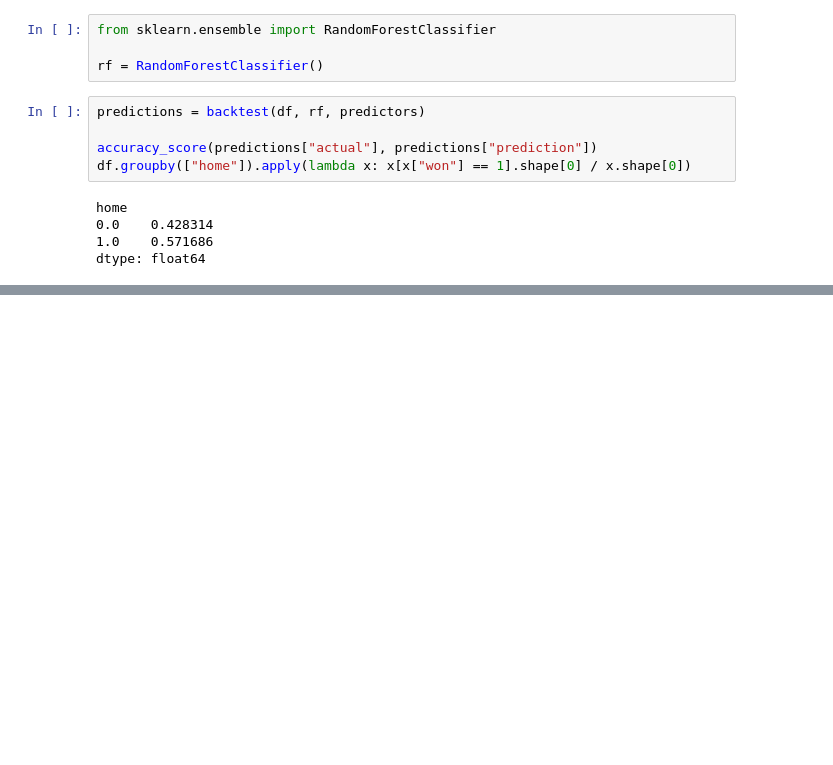
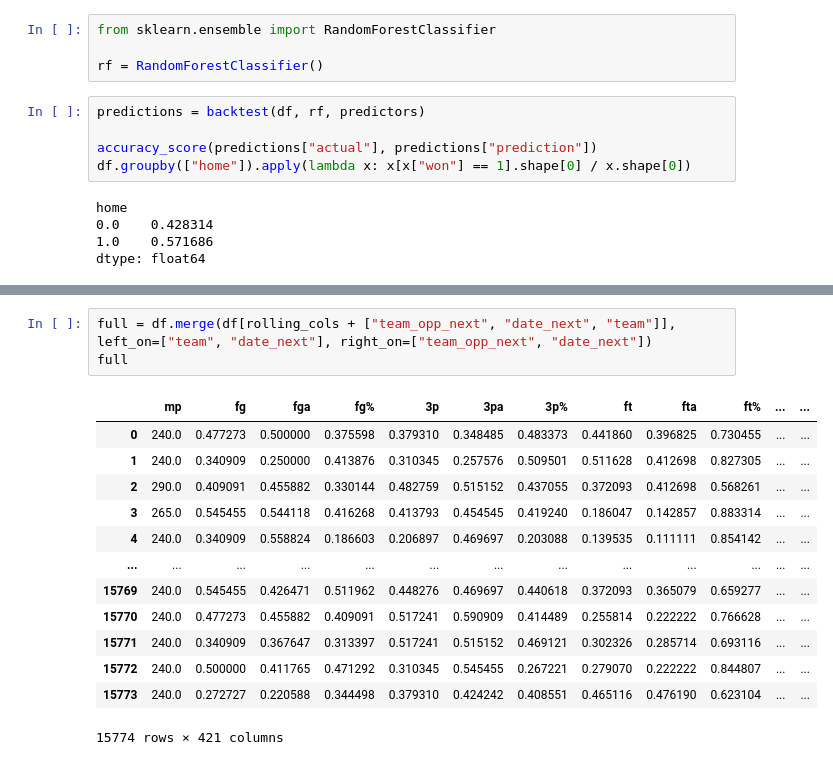
Before and after one commit to bednaraetown/DS400, a Jupyter notebook: notebook/DSCapstoneModeling03112024.ipynb, the cells around one changed output, grey strips where cells are left out. Drawn from its saved outputs; the diff is of its cells as text; blank space fills up the shorter version.

```diff
--- a/notebook/DSCapstoneModeling03112024.ipynb
+++ b/notebook/DSCapstoneModeling03112024.ipynb
@@ -278,0 +350,17 @@ dtype: float64
+# %%
+full = df.merge(df[rolling_cols + ["team_opp_next", "date_next", "team"]], left_on=["team", "date_next"], right_on=["team_opp_next", "date_next"])
+full
+# %% [output]
+|  | mp | fg | fga | fg% | 3p | 3pa | 3p% | ft | fta | ft% | ... | ... |
+| 0 | 240.0 | 0.477273 | 0.500000 | 0.375598 | 0.379310 | 0.348485 | 0.483373 | 0.441860 | 0.396825 | 0.730455 | ... | ... |
+| 1 | 240.0 | 0.340909 | 0.250000 | 0.413876 | 0.310345 | 0.257576 | 0.509501 | 0.511628 | 0.412698 | 0.827305 | ... | ... |
+| 2 | 290.0 | 0.409091 | 0.455882 | 0.330144 | 0.482759 | 0.515152 | 0.437055 | 0.372093 | 0.412698 | 0.568261 | ... | ... |
+| 3 | 265.0 | 0.545455 | 0.544118 | 0.416268 | 0.413793 | 0.454545 | 0.419240 | 0.186047 | 0.142857 | 0.883314 | ... | ... |
+| 4 | 240.0 | 0.340909 | 0.558824 | 0.186603 | 0.206897 | 0.469697 | 0.203088 | 0.139535 | 0.111111 | 0.854142 | ... | ... |
+| ... | ... | ... | ... | ... | ... | ... | ... | ... | ... | ... | ... | ... |
+| 15769 | 240.0 | 0.545455 | 0.426471 | 0.511962 | 0.448276 | 0.469697 | 0.440618 | 0.372093 | 0.365079 | 0.659277 | ... | ... |
+| 15770 | 240.0 | 0.477273 | 0.455882 | 0.409091 | 0.517241 | 0.590909 | 0.414489 | 0.255814 | 0.222222 | 0.766628 | ... | ... |
+| 15771 | 240.0 | 0.340909 | 0.367647 | 0.313397 | 0.517241 | 0.515152 | 0.469121 | 0.302326 | 0.285714 | 0.693116 | ... | ... |
+| 15772 | 240.0 | 0.500000 | 0.411765 | 0.471292 | 0.310345 | 0.545455 | 0.267221 | 0.279070 | 0.222222 | 0.844807 | ... | ... |
+| 15773 | 240.0 | 0.272727 | 0.220588 | 0.344498 | 0.379310 | 0.424242 | 0.408551 | 0.465116 | 0.476190 | 0.623104 | ... | ... |
+15774 rows × 421 columns
```
Also changed, not shown: parts of 10 cells of this notebook.
